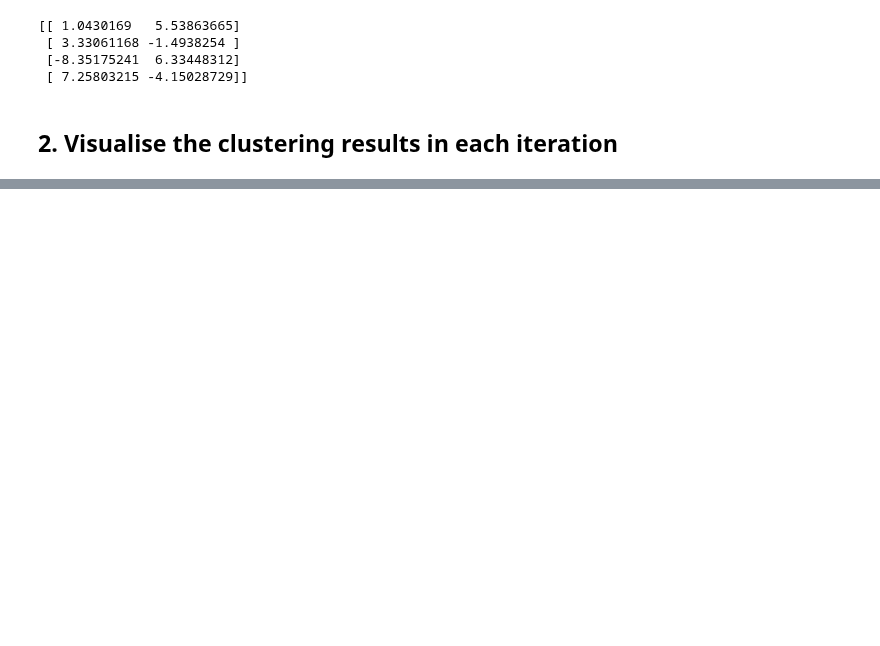
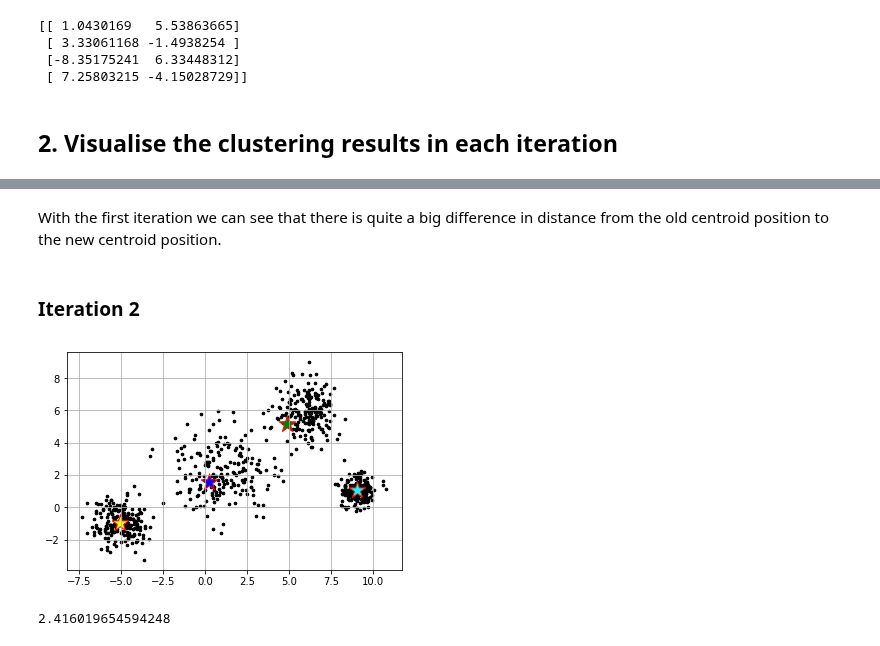
Before and after one commit to arianaroz/comp257-portfolio-2019, a Jupyter notebook: Portfolio 3.ipynb, the cells around one changed output, grey strips where cells are left out. Drawn from its saved outputs; the diff is of its cells as text; code cells hidden in the pictures; blank space fills up the shorter version.

```diff
--- a/Portfolio 3.ipynb
+++ b/Portfolio 3.ipynb
@@ -76,0 +115,29 @@ Replace this text with your explaination of the algorithm.  The resulting notebo
+# %% [markdown]
+With the first iteration we can see that there is quite a big difference in distance from the old centroid position to the new centroid position.
+# %% [markdown]
+### Iteration 2
+# %%
+new_centers2 = (deepcopy(new_centers1)) #copy of previous centers
+
+for i in range(k):
+    distances[:,i] = np.linalg.norm(data - new_centers2[i], axis=1)
+    # Assign data to closest centroid
+    clusters = np.argmin(distances, axis = 1)
+
+    #Calculate the mean for each cluster and then update the centroid position
+for i in range(k):
+    new_centers2[i] = np.mean(data[clusters == i], axis=0)
+
+plt.scatter(data[:,0], data[:,1], s=7, c='black')
+plt.scatter(new_centers2[0][0], new_centers2[0][1], s=300, c='green',edgecolor='r', marker='*')
+plt.scatter(new_centers2[1][0], new_centers2[1][1], s=300, c='blue', edgecolor='r',marker='*')
+plt.scatter(new_centers2[2][0], new_centers2[2][1], s=300, c='yellow', edgecolor='r',marker='*')
+plt.scatter(new_centers2[3][0], new_centers2[3][1], s=300, c='cyan',edgecolor='r', marker='*')
+plt.grid()
+plt.show()
+
+#new center distance - old center distance
+print(np.linalg.norm(new_centers2 - new_centers1))
+# %% [output]
+[figure, added]
+2.416019654594248
```
Also changed, not shown: parts of 18 cells of this notebook.
